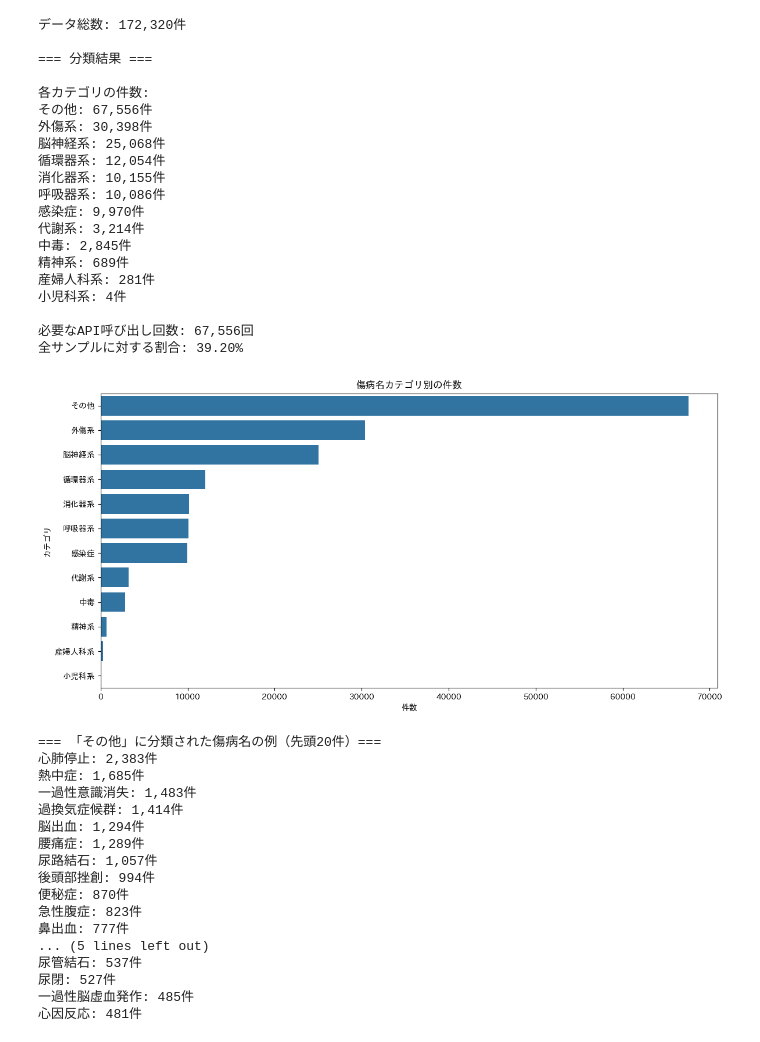
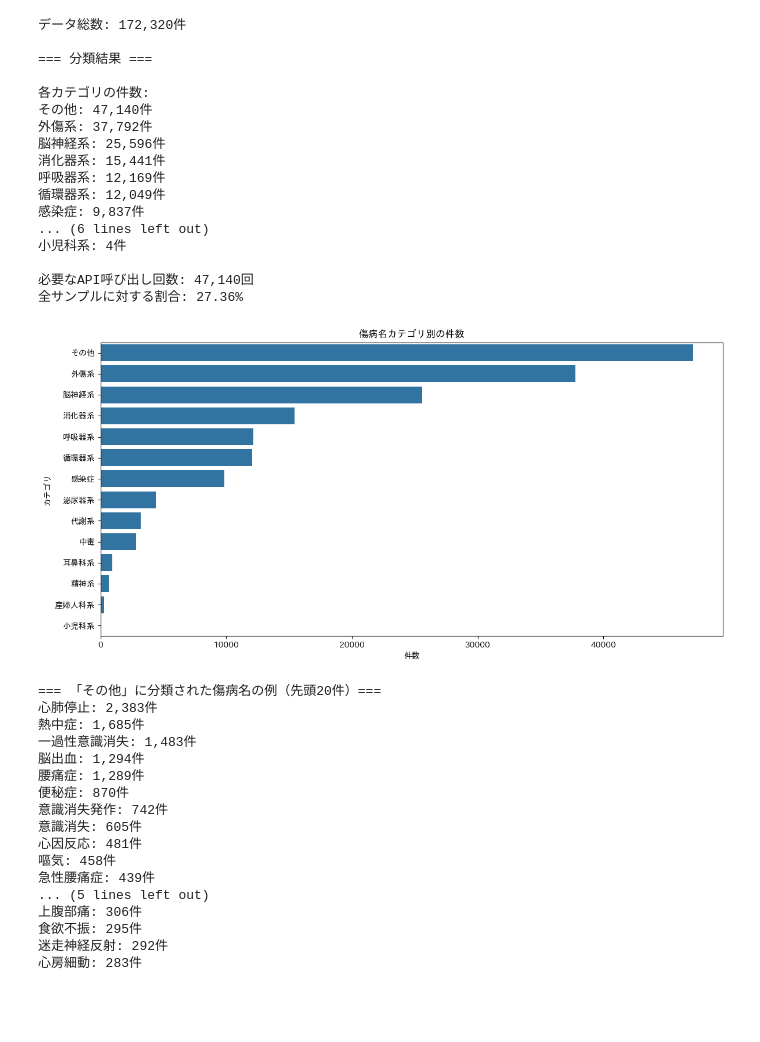
Before and after one commit to Methanon46/hm_ambulance, a Jupyter notebook: notebook/disease_classify.ipynb, the cells around one changed output. Saved outputs shown, nothing was run; the diff lists cells and outputs as text; code cells hidden in the pictures; blank space fills up the shorter version.

```diff
--- a/notebook/disease_classify.ipynb
+++ b/notebook/disease_classify.ipynb
@@ -31,17 +31,20 @@ def simplify_disease_name(name):
 
 # 分類ルール
 rules = {
-    '外傷系': r'(骨折|打撲|裂傷|挫傷|外傷|脱臼|擦過傷|刺傷|切創)',
+    '外傷系': r'(骨折|打撲|裂傷|挫傷|外傷|脱臼|擦過傷|刺傷|切創|挫創|熱傷|捻挫)',
     '循環器系': r'(心筋梗塞|不整脈|高血圧|狭心症|心不全|心臓|血圧|動悸|胸痛)',
-    '脳神経系': r'(脳梗塞|くも膜下出血|てんかん|痙攣|めまい|失神|意識障害|頭痛)',
-    '消化器系': r'(腹痛|胃炎|胆石|腸炎|下痢|嘔吐|消化管|吐血|下血)',
-    '呼吸器系': r'(肺炎|気管支炎|喘息|呼吸困難|咳|痰|気道)',
+    '脳神経系': r'(脳梗塞|くも膜下出血|てんかん|痙攣|めまい|失神|意識障害|頭痛|脳虚血)',
+    '消化器系': r'(腹痛|胃炎|胆石|腸炎|下痢|嘔吐|消化管|吐血|下血|急性腹症|腸|イレウス|胆管|胆嚢|腹膜炎)',
+    '呼吸器系': r'(肺炎|気管支炎|喘息|呼吸困難|咳|痰|気道|過換気|肺癌)',
     '感染症': r'(感染症|敗血症|髄膜炎|発熱|熱発|インフルエンザ)',
     '代謝系': r'(糖尿病|電解質|脱水|低血糖|高血糖)',
     '中毒': r'(中毒|過量摂取|アルコール|薬物)',
     '精神系': r'(統合失調|うつ病|不安|精神|認知症)',
     '産婦人科系': r'(分娩|妊娠|流産|性器出血)',
-    '小児科系': r'(熱性痙攣|百日咳|川崎病)'
+    '小児科系': r'(熱性痙攣|百日咳|川崎病)',
+    '泌尿器系': r'(腎臓|膀胱|尿|前立腺|排尿|水腎|腎盂腎炎)',
+    '耳鼻科系': r'(鼻出血)',
+
 }
 
 # 分類関数
@@ -68,63 +71,60 @@ for category, count in category_counts.items():
 
 # API呼び出し必要数の計算
 api_calls_needed = int(category_counts.get('その他', 0))
 api_calls_percentage = (api_calls_needed / len(df)) * 100
 
 print(f"\n必要なAPI呼び出し回数: {api_calls_needed:,}回")
 print(f"全サンプルに対する割合: {api_calls_percentage:.2f}%")
 
 # 可視化
 plt.figure(figsize=(12, 6))
 sns.barplot(x=category_counts.values, y=category_counts.index)
 plt.title('傷病名カテゴリ別の件数')
 plt.xlabel('件数')
 plt.ylabel('カテゴリ')
 plt.tight_layout()
 plt.show()
 
 # その他に分類された例の確認
 print("\n=== 「その他」に分類された傷病名の例（先頭20件）===")
 other_examples = df[df['category'] == 'その他']['傷病名'].value_counts().head(20)
 for disease, count in other_examples.items():
     print(f"{disease}: {count:,}件")
 # %% [output]
 データ総数: 172,320件
 
 === 分類結果 ===
 
 各カテゴリの件数:
-その他: 67,556件
-外傷系: 30,398件
-脳神経系: 25,068件
-循環器系: 12,054件
-消化器系: 10,155件
-呼吸器系: 10,086件
-感染症: 9,970件
-代謝系: 3,214件
-中毒: 2,845件
-精神系: 689件
-産婦人科系: 281件
+その他: 47,140件
+外傷系: 37,792件
+脳神経系: 25,596件
+消化器系: 15,441件
+呼吸器系: 12,169件
+循環器系: 12,049件
+感染症: 9,837件
+... (6 lines left out)
 小児科系: 4件
 
-必要なAPI呼び出し回数: 67,556回
-全サンプルに対する割合: 39.20%
+必要なAPI呼び出し回数: 47,140回
+全サンプルに対する割合: 27.36%
-[figure, old version]
+[figure, new version]
 === 「その他」に分類された傷病名の例（先頭20件）===
 心肺停止: 2,383件
 熱中症: 1,685件
 一過性意識消失: 1,483件
-過換気症候群: 1,414件
 脳出血: 1,294件
 腰痛症: 1,289件
-尿路結石: 1,057件
-後頭部挫創: 994件
 便秘症: 870件
-急性腹症: 823件
-鼻出血: 777件
+意識消失発作: 742件
+意識消失: 605件
+心因反応: 481件
+嘔気: 458件
+急性腰痛症: 439件
 ... (5 lines left out)
-尿管結石: 537件
-尿閉: 527件
-一過性脳虚血発作: 485件
-心因反応: 481件
+上腹部痛: 306件
+食欲不振: 295件
+迷走神経反射: 292件
+心房細動: 283件
 # %%
 # 緊急度・重症度による分類分析
```
Also changed, not shown: parts of 2 cells of this notebook.
